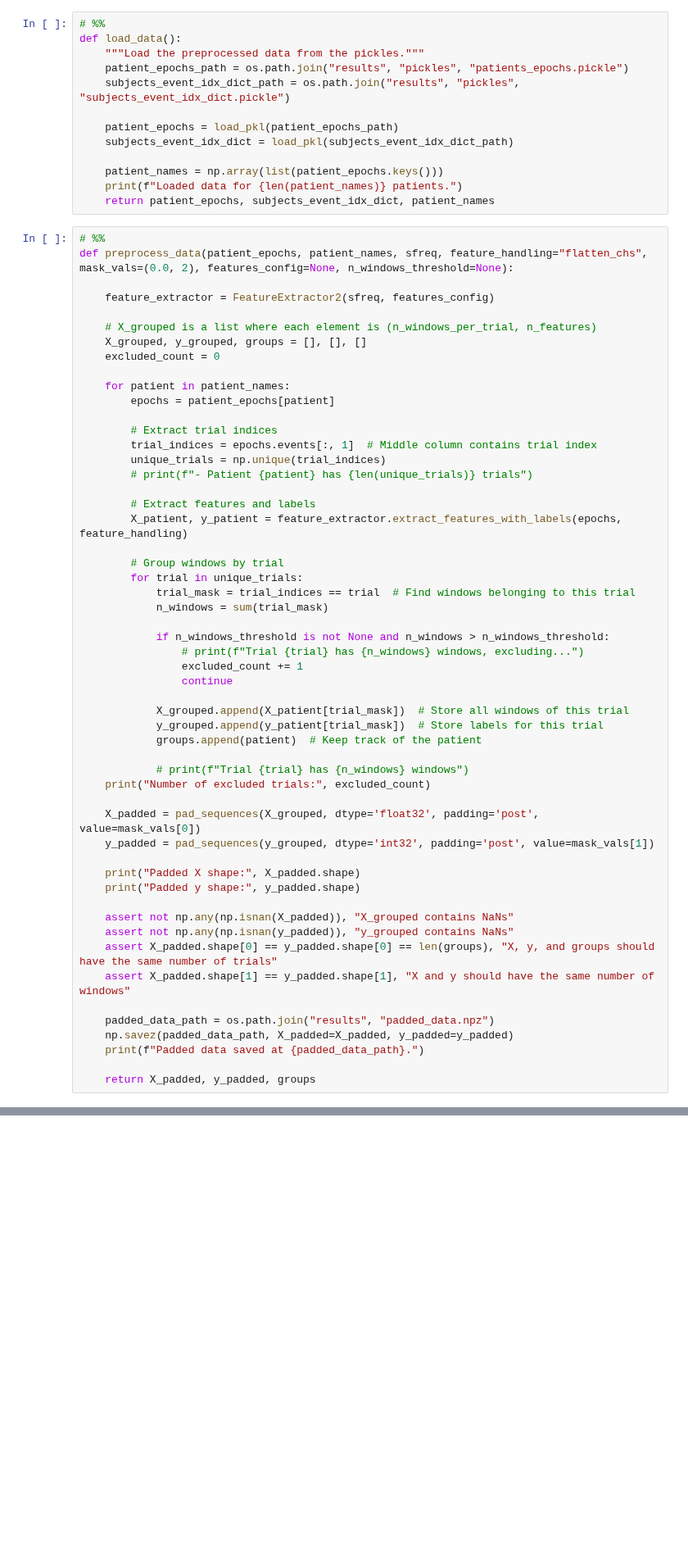
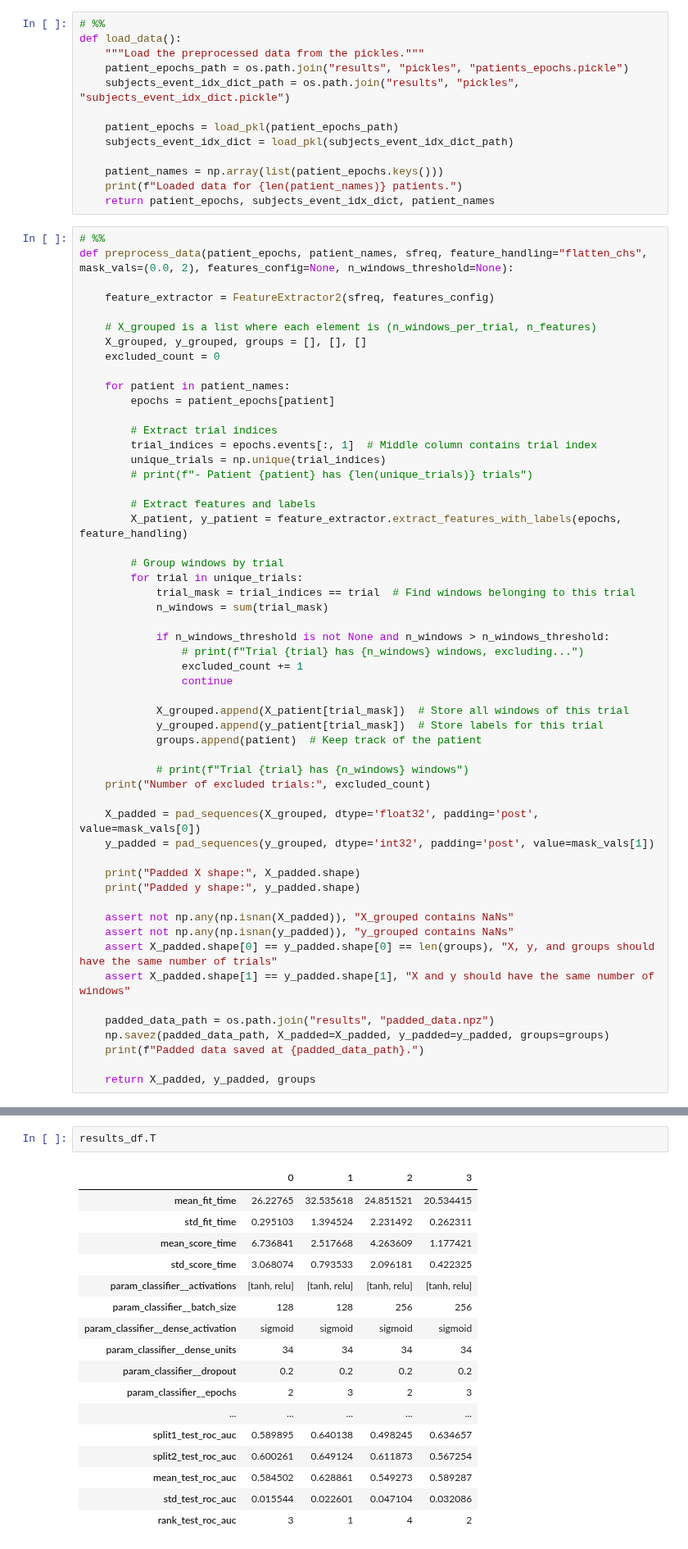
Before and after one commit to orabe/gaitmod, a Jupyter notebook: examples/LFP/classification_experiments/train_lstm_model.ipynb, the cells around one changed output, grey strips where cells are left out. Shown at 82% size. Saved outputs shown, nothing was run; the diff lists cells and outputs as text; blank space fills up the shorter version.

```diff
--- a/examples/LFP/classification_experiments/train_lstm_model.ipynb
+++ b/examples/LFP/classification_experiments/train_lstm_model.ipynb
@@ -146,7 +109,7 @@ def preprocess_data(patient_epochs, patient_names, sfreq, feature_handling="flat
     assert X_padded.shape[1] == y_padded.shape[1], "X and y should have the same number of windows"
 
     padded_data_path = os.path.join("results", "padded_data.npz")
-    np.savez(padded_data_path, X_padded=X_padded, y_padded=y_padded)
+    np.savez(padded_data_path, X_padded=X_padded, y_padded=y_padded, groups=groups)
     print(f"Padded data saved at {padded_data_path}.")
 
     return X_padded, y_padded, groups
@@ -347,0 +406,20 @@ print(f"Training logs saved at {log_file_path}.")
+# %%
+results_df.T
+# %% [output]
+|  | 0 | 1 | 2 | 3 |
+| mean_fit_time | 26.22765 | 32.535618 | 24.851521 | 20.534415 |
+| std_fit_time | 0.295103 | 1.394524 | 2.231492 | 0.262311 |
+| mean_score_time | 6.736841 | 2.517668 | 4.263609 | 1.177421 |
+| std_score_time | 3.068074 | 0.793533 | 2.096181 | 0.422325 |
+| param_classifier__activations | [tanh, relu] | [tanh, relu] | [tanh, relu] | [tanh, relu] |
+| param_classifier__batch_size | 128 | 128 | 256 | 256 |
+| param_classifier__dense_activation | sigmoid | sigmoid | sigmoid | sigmoid |
+| param_classifier__dense_units | 34 | 34 | 34 | 34 |
+| param_classifier__dropout | 0.2 | 0.2 | 0.2 | 0.2 |
+| param_classifier__epochs | 2 | 3 | 2 | 3 |
+| ... | ... | ... | ... | ... |
+| split1_test_roc_auc | 0.589895 | 0.640138 | 0.498245 | 0.634657 |
+| split2_test_roc_auc | 0.600261 | 0.649124 | 0.611873 | 0.567254 |
+| mean_test_roc_auc | 0.584502 | 0.628861 | 0.549273 | 0.589287 |
+| std_test_roc_auc | 0.015544 | 0.022601 | 0.047104 | 0.032086 |
+| rank_test_roc_auc | 3 | 1 | 4 | 2 |
```
Also changed, not shown: parts of 19 cells of this notebook, 5 other files.
